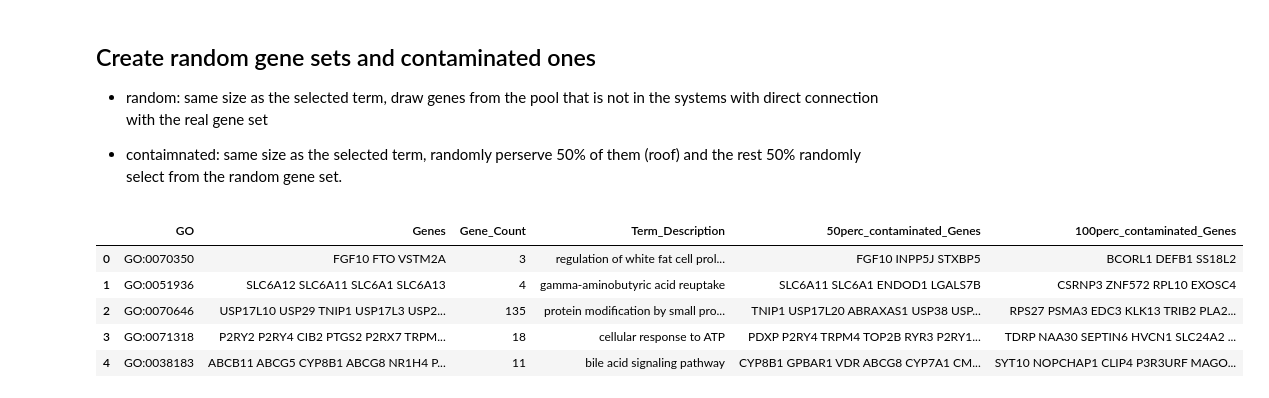
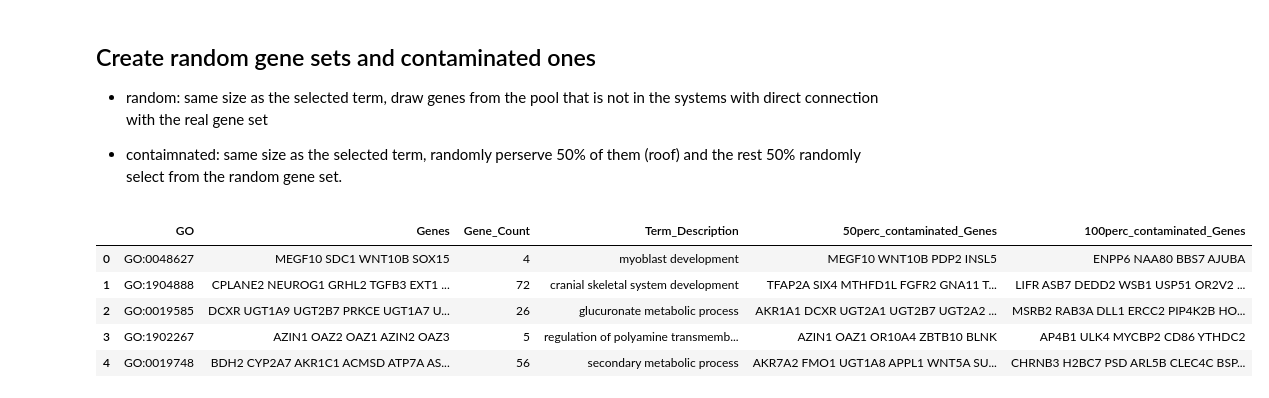
Before and after one commit to idekerlab/llm_evaluation_for_gene_set_interpretation, a Jupyter notebook: 0. [GO set]add_random_contamination.ipynb, the cells around one changed output. Drawn from its saved outputs; the diff is of its cells as text; code cells hidden in the pictures.

```diff
--- a/0. [GO set]add_random_contamination.ipynb
+++ b/0. [GO set]add_random_contamination.ipynb
@@ -12,7 +13,7 @@ np.random.seed(42)
 * contaimnated: same size as the selected term, randomly perserve 50% of them (roof) and the rest 50% randomly select from the random gene set.
 # %%
 full_GO = pd.read_csv('data/go_terms.csv', index_col=0)
-toy_example = pd.read_csv('data/GO_term_analysis/toy_example.csv')
+selected_go = pd.read_csv('data/GO_term_analysis/1000_selected_go_terms.csv')
 go_edges = pd.read_csv('./data/GO_BP/collapsed_go.symbol', sep='\t', header=None, names=['parent', 'child', 'edge_type'])
 go_edges = go_edges[go_edges['edge_type'] == 'default']
 # %%
@@ -65,15 +66,15 @@ def add_contamination(go_id, edge_list, go_terms, contamination_rate=0.5):
     return new_set
 # %%
 # add contamination to the toy example
-toy_example['50perc_contaminated_Genes'] = toy_example.apply(lambda x: ' '.join(add_contamination(x['GO'], go_edges, full_GO, contamination_rate=0.5)), axis=1)
-toy_example['100perc_contaminated_Genes'] = toy_example.apply(lambda x: ' '.join(add_contamination(x['GO'], go_edges, full_GO, contamination_rate=1)), axis=1)
-toy_example.to_csv('data/GO_term_analysis/toy_example_contaminated.csv', index=False)
+selected_go['50perc_contaminated_Genes'] = selected_go.apply(lambda x: ' '.join(add_contamination(x['GO'], go_edges, full_GO, contamination_rate=0.5)), axis=1)
+selected_go['100perc_contaminated_Genes'] = selected_go.apply(lambda x: ' '.join(add_contamination(x['GO'], go_edges, full_GO, contamination_rate=1)), axis=1)
+selected_go.to_csv('data/GO_term_analysis/1000_selected_go_contaminated.csv', index=False)
 # %%
-toy_example.head()
+selected_go.head()
 # %% [output]
 |  | GO | Genes | Gene_Count | Term_Description | 50perc_contaminated_Genes | 100perc_contaminated_Genes |
-| 0 | GO:0070350 | FGF10 FTO VSTM2A | 3 | regulation of white fat cell prol... | FGF10 INPP5J STXBP5 | BCORL1 DEFB1 SS18L2 |
-| 1 | GO:0051936 | SLC6A12 SLC6A11 SLC6A1 SLC6A13 | 4 | gamma-aminobutyric acid reuptake | SLC6A11 SLC6A1 ENDOD1 LGALS7B | CSRNP3 ZNF572 RPL10 EXOSC4 |
-| 2 | GO:0070646 | USP17L10 USP29 TNIP1 USP17L3 USP2... | 135 | protein modification by small pro... | TNIP1 USP17L20 ABRAXAS1 USP38 USP... | RPS27 PSMA3 EDC3 KLK13 TRIB2 PLA2... |
-| 3 | GO:0071318 | P2RY2 P2RY4 CIB2 PTGS2 P2RX7 TRPM... | 18 | cellular response to ATP | PDXP P2RY4 TRPM4 TOP2B RYR3 P2RY1... | TDRP NAA30 SEPTIN6 HVCN1 SLC24A2 ... |
-| 4 | GO:0038183 | ABCB11 ABCG5 CYP8B1 ABCG8 NR1H4 P... | 11 | bile acid signaling pathway | CYP8B1 GPBAR1 VDR ABCG8 CYP7A1 CM... | SYT10 NOPCHAP1 CLIP4 P3R3URF MAGO... |
+| 0 | GO:0048627 | MEGF10 SDC1 WNT10B SOX15 | 4 | myoblast development | MEGF10 WNT10B PDP2 INSL5 | ENPP6 NAA80 BBS7 AJUBA |
+| 1 | GO:1904888 | CPLANE2 NEUROG1 GRHL2 TGFB3 EXT1 ... | 72 | cranial skeletal system development | TFAP2A SIX4 MTHFD1L FGFR2 GNA11 T... | LIFR ASB7 DEDD2 WSB1 USP51 OR2V2 ... |
+| 2 | GO:0019585 | DCXR UGT1A9 UGT2B7 PRKCE UGT1A7 U... | 26 | glucuronate metabolic process | AKR1A1 DCXR UGT2A1 UGT2B7 UGT2A2 ... | MSRB2 RAB3A DLL1 ERCC2 PIP4K2B HO... |
+| 3 | GO:1902267 | AZIN1 OAZ2 OAZ1 AZIN2 OAZ3 | 5 | regulation of polyamine transmemb... | AZIN1 OAZ1 OR10A4 ZBTB10 BLNK | AP4B1 ULK4 MYCBP2 CD86 YTHDC2 |
+| 4 | GO:0019748 | BDH2 CYP2A7 AKR1C1 ACMSD ATP7A AS... | 56 | secondary metabolic process | AKR7A2 FMO1 UGT1A8 APPL1 WNT5A SU... | CHRNB3 H2BC7 PSD ARL5B CLEC4C BSP... |
```
Also changed, not shown: parts of 2 cells of this notebook, 7 other files.
